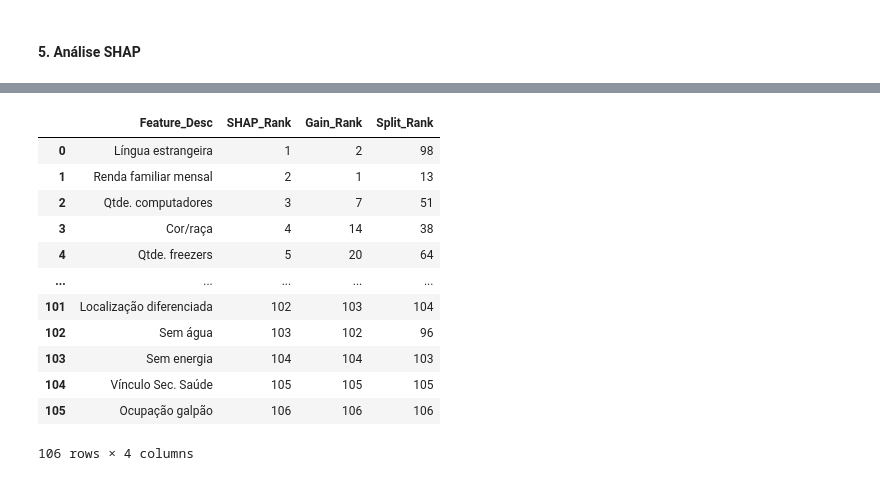
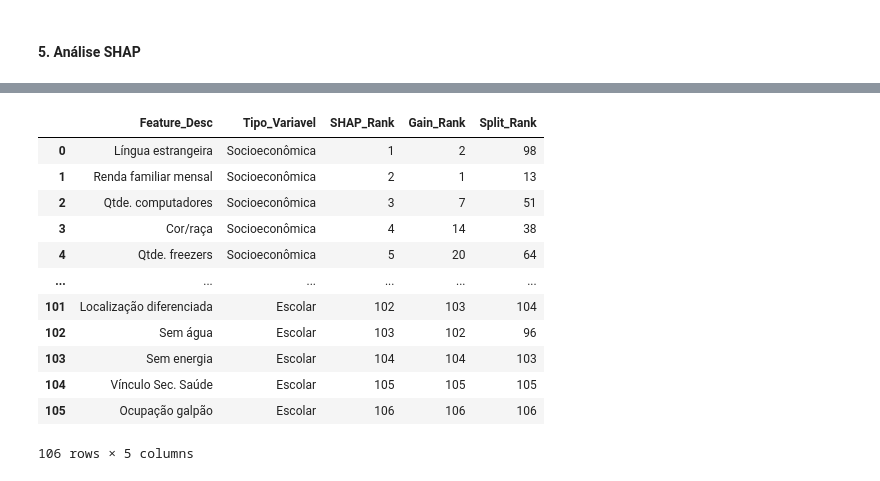
Before and after one commit to Brenosmith/TccImpactoEscolaEnem, a Jupyter notebook: src/10_SHAP_Base_Unificada.ipynb, the cells around one changed output, grey strips where cells are left out. Cells and saved outputs as stored; diff of their text form; code cells hidden in the pictures.

```diff
--- a/src/10_SHAP_Base_Unificada.ipynb
+++ b/src/10_SHAP_Base_Unificada.ipynb
@@ -396,9 +203,8 @@ print(agrupado)
 0       ESCOLARES   56.2572    77.6402
 1  SOCIOECONOMICO   43.7428    22.3601
 # %%
-df_comparado['Origem'] = df_comparado['Feature'].map(origens_base)
-
-# Soma por origem
-agrupado = df_comparado.groupby('Origem')[['Gain (%)', 'Split (%)']].sum().reset_index()
-print(agrupado)
+# Análise de importância por base de dados - versão simplificada
+print("Análise de importância por base de dados:")
+resultado_base = analyze_importance_by_group(df_comparado, origens_base, 'Origem')
+print(resultado_base)
 # %% [output]
@@ -409,8 +216,2 @@ print(agrupado)
 # %% [markdown]
 #### 5. Análise SHAP
-# %%
-# Calcular os valores SHAP a partir de uma amostra de dados
-def calculate_shap_values(model, X_sample):
-    explainer = shap.Explainer(model)
-    shap_values = explainer(X_sample)
-    return shap_values
@@ -495,46 +261,40 @@ print(df_shap_tipo_grouped.sort_values('SHAP_Importance (%)', ascending=False))
 # %%
-# Cria um dataframe que traga 4 colunas: nome descritivo da variável, posição da variável na importancia SHAP, posição da variável na importancia Gain, posição da variável na importancia Split
+# Criar DataFrame consolidado de importância de variáveis - versão simplificada
+# Reutilizar função para extrair array SHAP
+shap_array = extract_shap_array(shap_values)
+mean_abs_shap = np.abs(shap_array).mean(axis=0)
+
 df_importancia = pd.DataFrame({
     'Feature': X_train.columns,
     'SHAP_Importance': mean_abs_shap,
     'Gain (%)': df_comparado.set_index('Feature')['Gain (%)'],
     'Split (%)': df_comparado.set_index('Feature')['Split (%)']
 })
 
-# Adiciona a coluna de nomes descritivos
-df_importancia['Feature_Desc'] = df_importancia['Feature'].map(nomes_descritivos).fillna(df_importancia['Feature'])
+# Adicionar informações descritivas usando funções auxiliares
+df_importancia['Feature_Desc'] = df_importancia['Feature'].apply(get_nome_descritivo)
+df_importancia['Tipo_Variavel'] = df_importancia['Feature'].apply(get_tipo_variavel).replace('ESCOLARES', 'Escolar').replace('SOCIOECONOMICO', 'Socioeconômica').fillna('Não classificada')
 
-# Adiciona a coluna de tipo de variável (Escolar ou Socioeconômica)
-def classificar_variavel(feature):
-    if feature in colunas_escolares:
-        return 'Escolar'
-    elif feature in colunas_socioeconomicas:
-        return 'Socioeconômica'
-    else:
-        return 'Não classificada'
-
-df_importancia['Tipo_Variavel'] = df_importancia['Feature'].apply(classificar_variavel)
-
-# Ordena o dataframe por SHAP_Importance
+# Calcular rankings
 df_importancia = df_importancia.sort_values(by='SHAP_Importance', ascending=False).reset_index(drop=True)
-# Adiciona a posição de cada variável em cada métrica
 df_importancia['SHAP_Rank'] = df_importancia['SHAP_Importance'].rank(ascending=False, method='min').astype(int)
 df_importancia['Gain_Rank'] = df_importancia['Gain (%)'].rank(ascending=False, method='min').astype(int)
 df_importancia['Split_Rank'] = df_importancia['Split (%)'].rank(ascending=False, method='min').astype(int)
-# Exibe o dataframe final
+
+# Exibir resultado final
 display(df_importancia[['Feature_Desc', 'Tipo_Variavel', 'SHAP_Rank', 'Gain_Rank', 'Split_Rank']].sort_values(by='SHAP_Rank'))
 # %% [output]
-|  | Feature_Desc | SHAP_Rank | Gain_Rank | Split_Rank |
-| 0 | Língua estrangeira | 1 | 2 | 98 |
-| 1 | Renda familiar mensal | 2 | 1 | 13 |
-| 2 | Qtde. computadores | 3 | 7 | 51 |
-| 3 | Cor/raça | 4 | 14 | 38 |
-| 4 | Qtde. freezers | 5 | 20 | 64 |
-| ... | ... | ... | ... | ... |
-| 101 | Localização diferenciada | 102 | 103 | 104 |
-| 102 | Sem água | 103 | 102 | 96 |
-| 103 | Sem energia | 104 | 104 | 103 |
-| 104 | Vínculo Sec. Saúde | 105 | 105 | 105 |
-| 105 | Ocupação galpão | 106 | 106 | 106 |
+|  | Feature_Desc | Tipo_Variavel | SHAP_Rank | Gain_Rank | Split_Rank |
+| 0 | Língua estrangeira | Socioeconômica | 1 | 2 | 98 |
+| 1 | Renda familiar mensal | Socioeconômica | 2 | 1 | 13 |
+| 2 | Qtde. computadores | Socioeconômica | 3 | 7 | 51 |
+| 3 | Cor/raça | Socioeconômica | 4 | 14 | 38 |
+| 4 | Qtde. freezers | Socioeconômica | 5 | 20 | 64 |
+| ... | ... | ... | ... | ... | ... |
+| 101 | Localização diferenciada | Escolar | 102 | 103 | 104 |
+| 102 | Sem água | Escolar | 103 | 102 | 96 |
+| 103 | Sem energia | Escolar | 104 | 104 | 103 |
+| 104 | Vínculo Sec. Saúde | Escolar | 105 | 105 | 105 |
+| 105 | Ocupação galpão | Escolar | 106 | 106 | 106 |
-106 rows × 4 columns
+106 rows × 5 columns
 # %%
```
Also changed, not shown: parts of 19 cells of this notebook, 14 other files.
